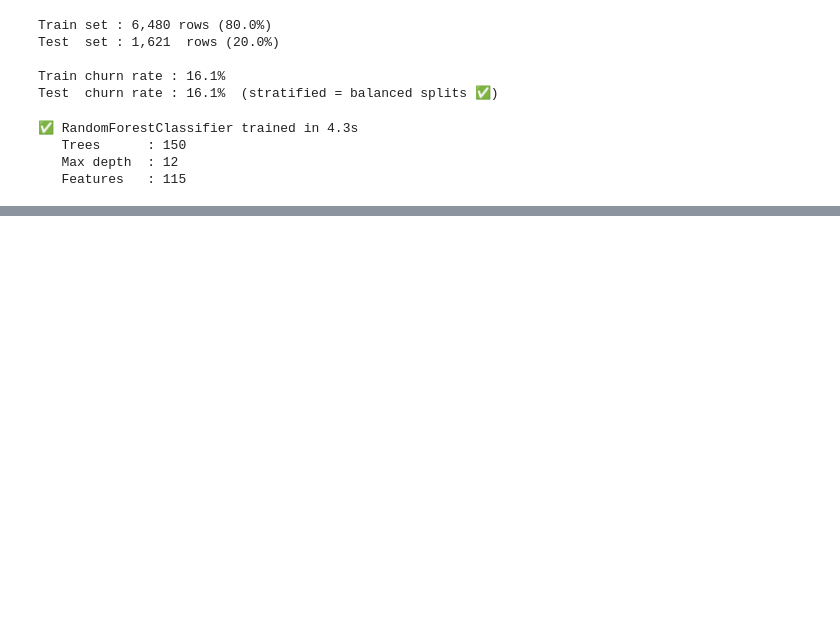
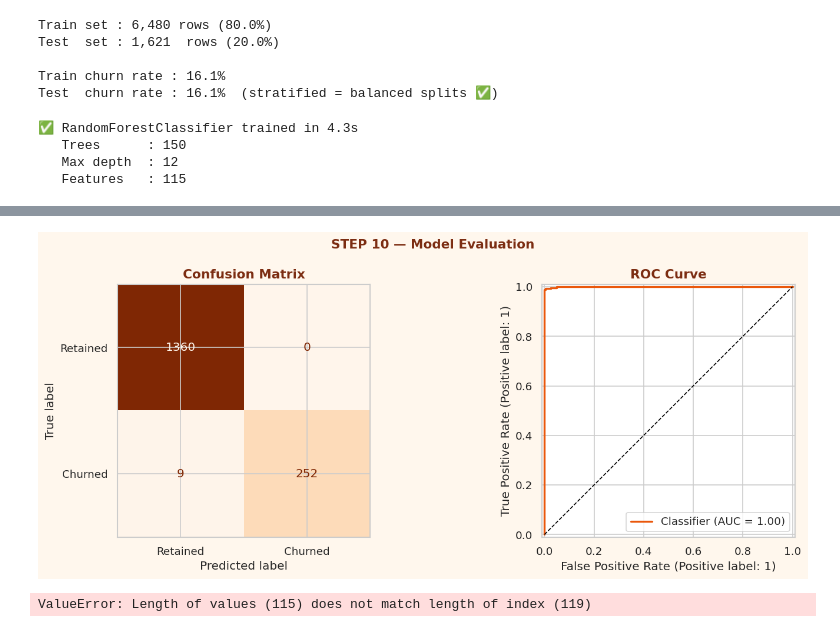
Before and after one commit to ayushi226-del/churnzero, a Jupyter notebook: churn_0.ipynb, the cells around one changed output, grey strips where cells are left out. Cells and saved outputs as stored; diff of their text form; code cells hidden in the pictures; blank space fills up the shorter version.

```diff
--- a/churn_0.ipynb
+++ b/churn_0.ipynb
@@ -1009,0 +1108,11 @@ Removed — remaining: 115 features
+# %%
+# ════════════════════════════════════════════════════════════════════
+# 🟣 NEW  STEP 4 — Separate Features (X) and Labels (y)
+# ════════════════════════════════════════════════════════════════════
+X = X_scaled[useful_features].copy()
+y = df[TARGET].astype(int).copy()
+
+print(f'X shape (features) : {X.shape}')
+print(f'y shape (labels)   : {y.shape}')
+print(f'\nLabel distribution :')
+print(y.value_counts().rename(index={{0:"Retained",1:"Churned"}}))
@@ -1088,3 +1232,13 @@ print(f'   Features   : {model.n_features_in_}')
    Trees      : 150
    Max depth  : 12
    Features   : 115
+# %%
+# ════════════════════════════════════════════════════════════════════
+# 🟠 NEW  STEP 9 — Predict
+# ════════════════════════════════════════════════════════════════════
+predictions   = model.predict(X_test)
+probabilities = model.predict_proba(X_test)[:, 1]
+
+print('Sample predictions (first 10):')
+print('  Predicted :', predictions[:10].tolist())
+print('  Actual    :', y_test.values[:10].tolist())
@@ -1090,0 +1295,38 @@ print(f'   Features   : {model.n_features_in_}')
+# %%
+# ── Confusion Matrix ─────────────────────────────────────────────
+fig, axes = plt.subplots(1, 2, figsize=(13, 5))
+fig.patch.set_facecolor('#fff7ed')   # warm-orange tint = STEP 10 section
+
+cm = confusion_matrix(y_test, predictions)
+disp = ConfusionMatrixDisplay(confusion_matrix=cm,
+                               display_labels=['Retained','Churned'])
+disp.plot(ax=axes[0], colorbar=False, cmap='Oranges')
+axes[0].set_title('Confusion Matrix', fontweight='bold', color='#7c2d12')
+
+# ── ROC Curve ────────────────────────────────────────────────────
+RocCurveDisplay.from_predictions(y_test, probabilities, ax=axes[1],
+                                  color='#ea580c', lw=2)
+axes[1].plot([0,1],[0,1],'k--', linewidth=1)
+axes[1].set_title('ROC Curve', fontweight='bold', color='#7c2d12')
+
+plt.suptitle('STEP 10 — Model Evaluation', fontsize=13,
+             fontweight='bold', color='#7c2d12')
+plt.tight_layout(); plt.show()
+# %% [output]
+[figure, added]
+# %%
+# ── Feature Importance (Top 20) ──────────────────────────────────
+importances = pd.Series(model.feature_importances_, index=X.columns)
+top20 = importances.sort_values(ascending=False).head(20)
+
+fig, ax = plt.subplots(figsize=(11, 6))
+fig.patch.set_facecolor('#fff7ed')
+top20.plot(kind='barh', ax=ax, color='#ea580c', edgecolor='white')
+ax.invert_yaxis()
+ax.set_title('Top 20 Feature Importances — Random Forest',
+             fontweight='bold', color='#7c2d12')
+ax.set_xlabel('Importance Score')
+plt.tight_layout(); plt.show()
+print('✅ All steps complete!')
+# %% [output]
+ValueError: Length of values (115) does not match length of index (119)
```
Also changed, not shown: parts of 18 cells of this notebook.
